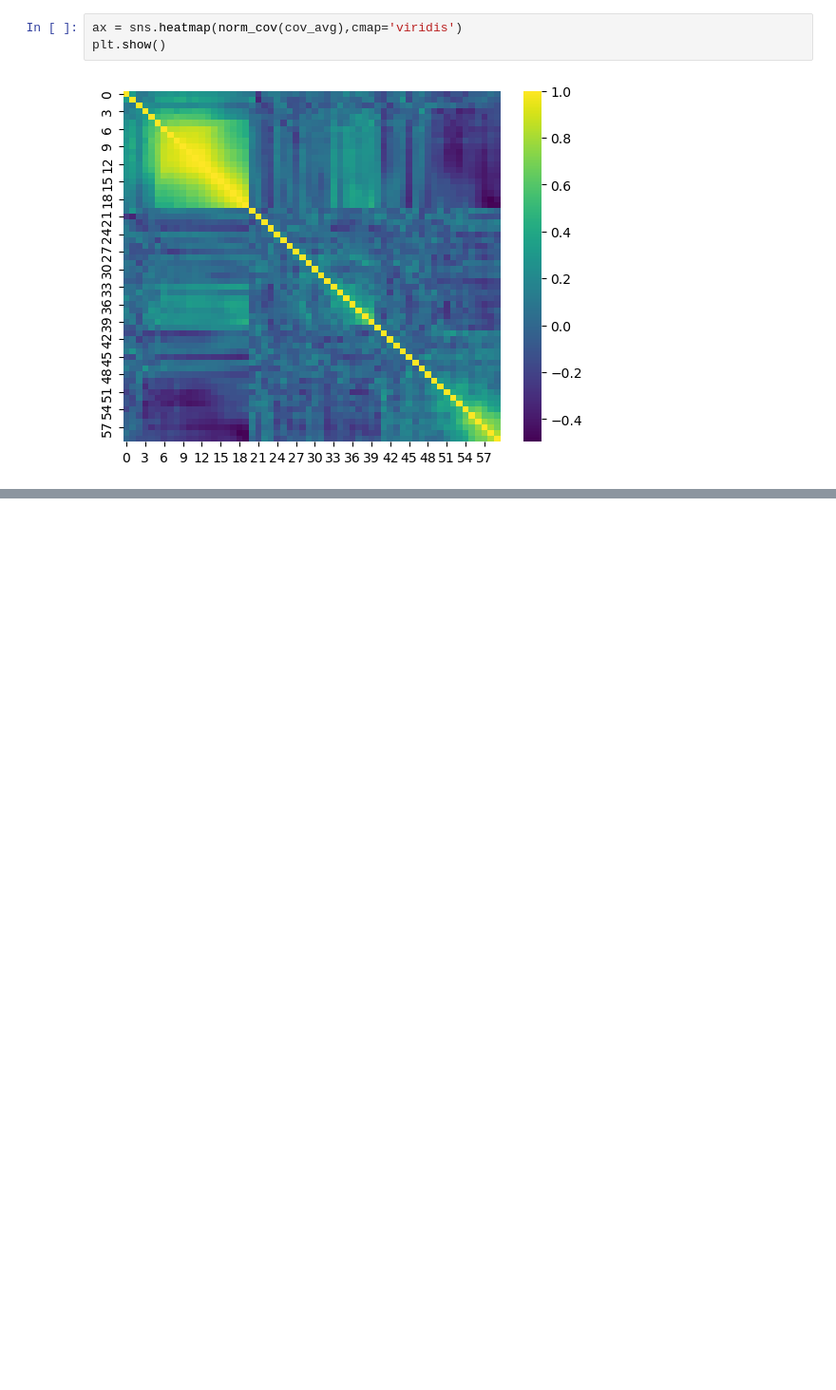
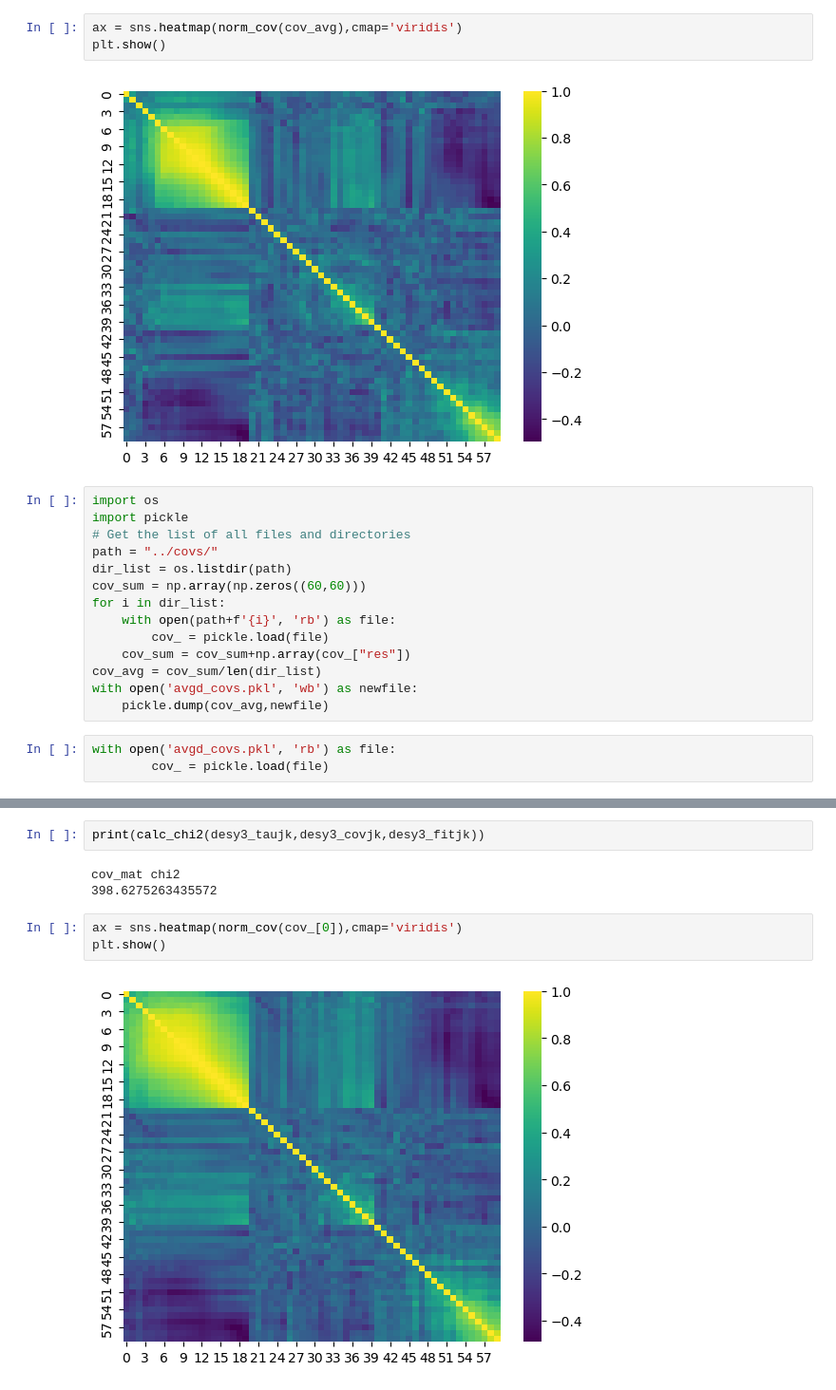
Before and after one commit to LSSTDESC/nulltests_txpipe, a Jupyter notebook: CheckChisqTau.ipynb, the cells around one changed output, grey strips where cells are left out. Shown at 95% size. Drawn from its saved outputs; the diff is of its cells as text; blank space fills up the shorter version.

```diff
--- a/CheckChisqTau.ipynb
+++ b/CheckChisqTau.ipynb
@@ -218,3 +225,20 @@ ax = sns.heatmap(norm_cov(cov_avg),cmap='viridis')
 plt.show()
 # %% [output]
 [figure]
+# %%
+import os
+import pickle
+# Get the list of all files and directories
+path = "../covs/"
+dir_list = os.listdir(path)
+cov_sum = np.array(np.zeros((60,60)))
+for i in dir_list:
+    with open(path+f'{i}', 'rb') as file:
+        cov_ = pickle.load(file)
+    cov_sum = cov_sum+np.array(cov_["res"])
+cov_avg = cov_sum/len(dir_list)
+with open('avgd_covs.pkl', 'wb') as newfile:
+    pickle.dump(cov_avg,newfile)
+# %%
+with open('avgd_covs.pkl', 'rb') as file:
+        cov_ = pickle.load(file)
@@ -220,0 +270,10 @@ plt.show()
+# %%
+print(calc_chi2(desy3_taujk,desy3_covjk,desy3_fitjk))
+# %% [output]
+cov_mat chi2
+398.6275263435572
+# %%
+ax = sns.heatmap(norm_cov(cov_[0]),cmap='viridis')
+plt.show()
+# %% [output]
+[figure, added]
```
Also changed, not shown: parts of 9 cells of this notebook.
